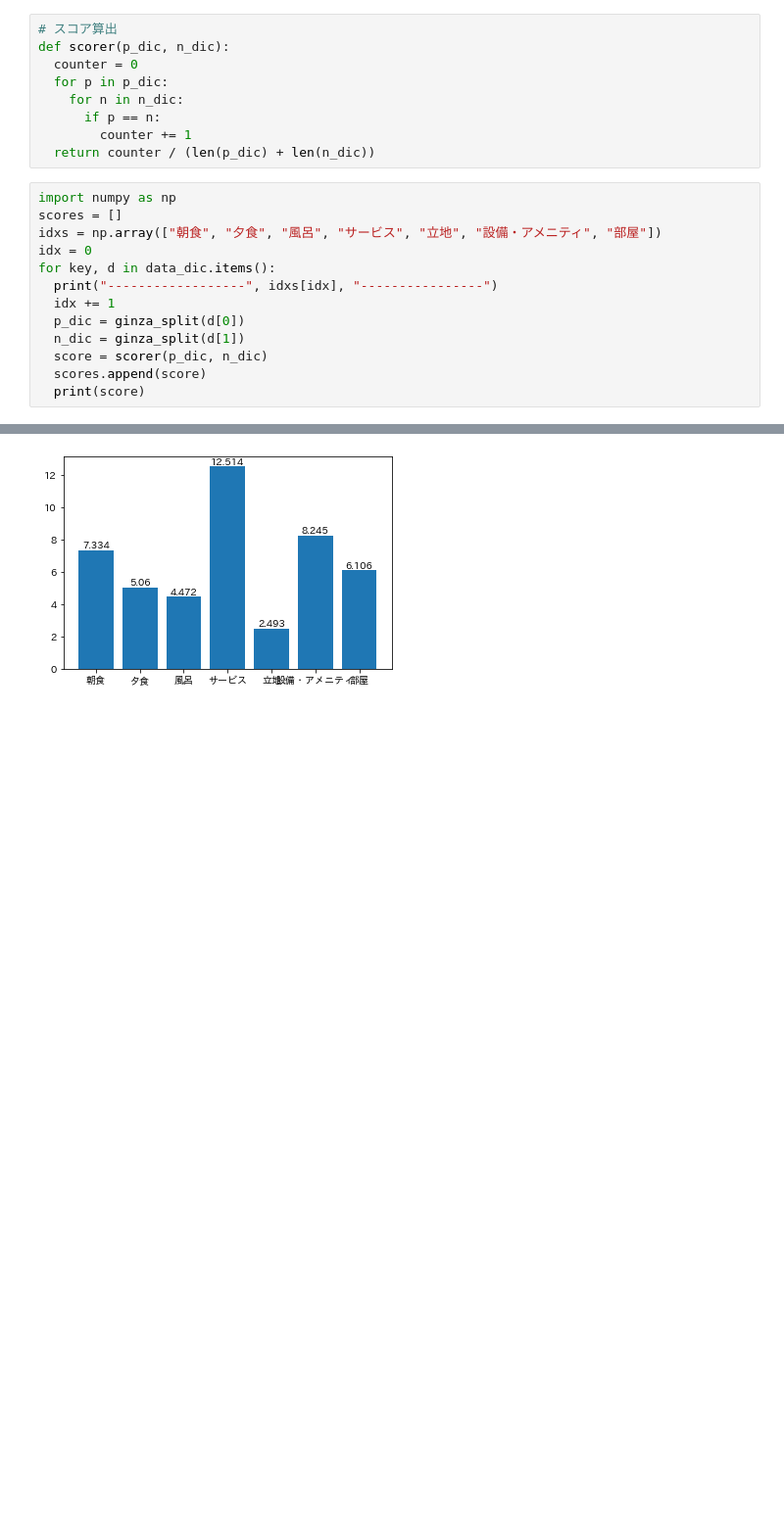
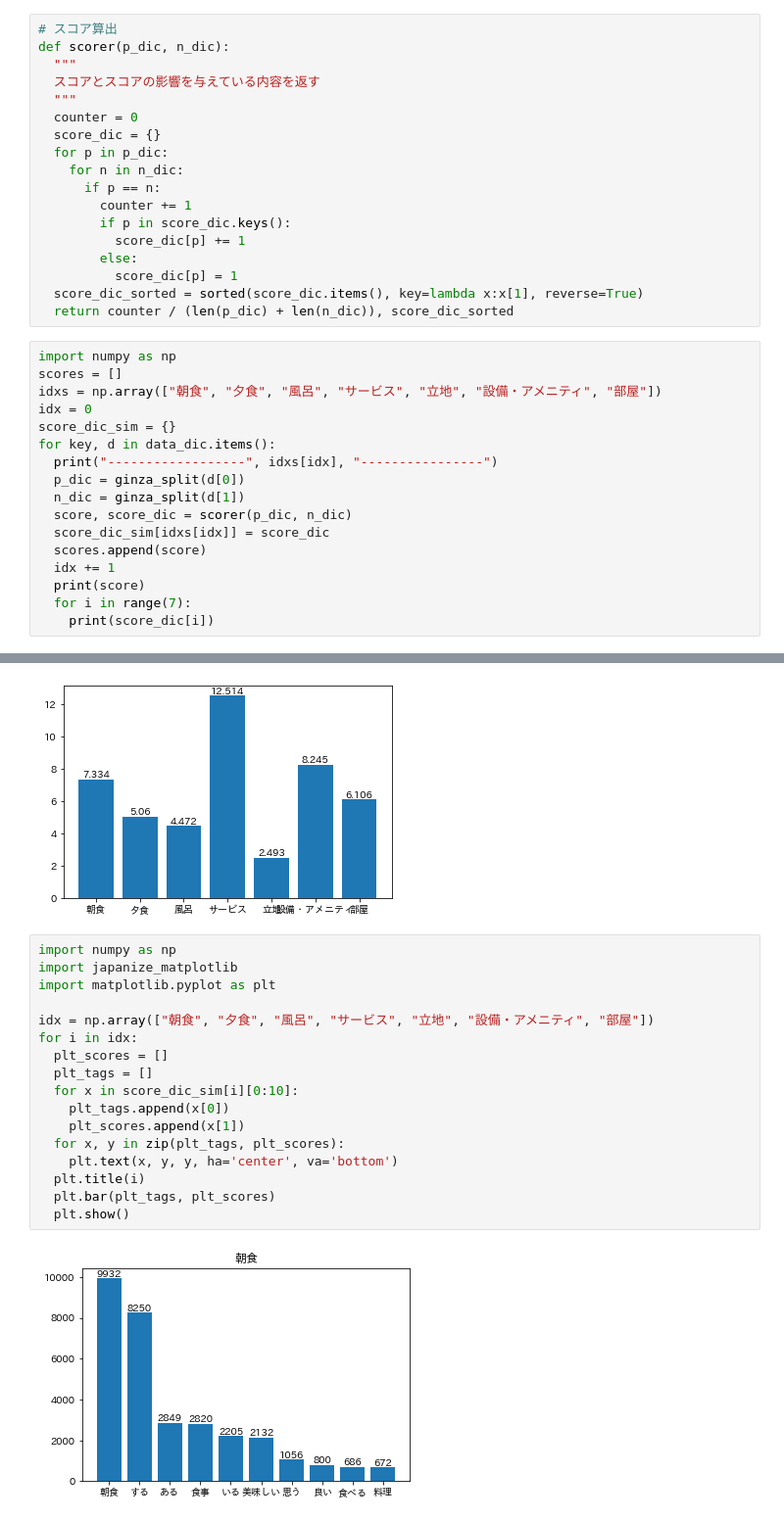
Before and after one commit to kazuki-komori/JR-ngram-similarity, a Jupyter notebook: JR_ngram.ipynb, the cells around one changed output, grey strips where cells are left out. Shown at 98% size. Saved outputs shown, nothing was run; the diff lists cells and outputs as text; blank space fills up the shorter version.

Commit message:
update: ginza plots

```diff
--- a/JR_ngram.ipynb
+++ b/JR_ngram.ipynb
@@ -130,25 +130,38 @@ def ginza_split(doc):
 # %%
 # スコア算出
 def scorer(p_dic, n_dic):
+  """
+  スコアとスコアの影響を与えている内容を返す
+  """
   counter = 0
+  score_dic = {}
   for p in p_dic:
     for n in n_dic:
       if p == n:
         counter += 1
-  return counter / (len(p_dic) + len(n_dic))
+        if p in score_dic.keys():
+          score_dic[p] += 1
+        else:
+          score_dic[p] = 1
+  score_dic_sorted = sorted(score_dic.items(), key=lambda x:x[1], reverse=True)
+  return counter / (len(p_dic) + len(n_dic)), score_dic_sorted
 # %%
 import numpy as np
 scores = []
 idxs = np.array(["朝食", "夕食", "風呂", "サービス", "立地", "設備・アメニティ", "部屋"])
 idx = 0
+score_dic_sim = {}
 for key, d in data_dic.items():
   print("------------------", idxs[idx], "----------------")
-  idx += 1
   p_dic = ginza_split(d[0])
   n_dic = ginza_split(d[1])
-  score = scorer(p_dic, n_dic)
+  score, score_dic = scorer(p_dic, n_dic)
+  score_dic_sim[idxs[idx]] = score_dic
   scores.append(score)
+  idx += 1
   print(score)
+  for i in range(7):
+    print(score_dic[i])
 # %% [output]
 ------------------ 朝食 ----------------
 7.333654216403542
@@ -180,3 +196,22 @@ plt.savefig("/content/drive/MyDrive/JR/scores.png")
 # %% [output]
 Mounted at /content/drive
 [figure]
+# %%
+import numpy as np
+import japanize_matplotlib
+import matplotlib.pyplot as plt
+
+idx = np.array(["朝食", "夕食", "風呂", "サービス", "立地", "設備・アメニティ", "部屋"])
+for i in idx:
+  plt_scores = []
+  plt_tags = []
+  for x in score_dic_sim[i][0:10]:
+    plt_tags.append(x[0])
+    plt_scores.append(x[1])
+  for x, y in zip(plt_tags, plt_scores):
+    plt.text(x, y, y, ha='center', va='bottom')
+  plt.title(i)
+  plt.bar(plt_tags, plt_scores)
+  plt.show()
+# %% [output]
+[figure, added]
```
Also changed, not shown: parts of 2 cells of this notebook.
